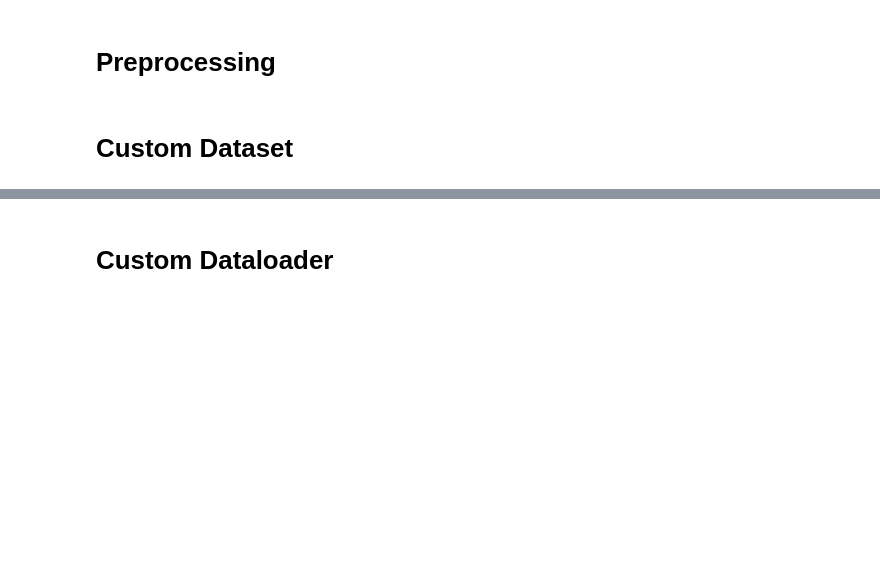
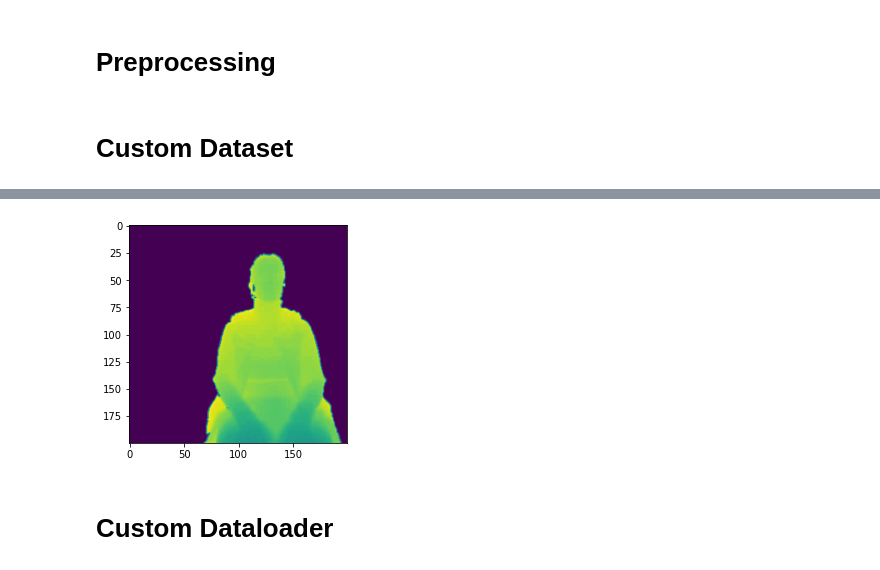
Before and after one commit to LinHuiqing/signo-lingo, a Jupyter notebook: Deep Learning Video Classification.ipynb, the cells around one changed output, grey strips where cells are left out. Cells and saved outputs as stored; diff of their text form; code cells hidden in the pictures; blank space fills up the shorter version.

```diff
--- a/Deep Learning Video Classification.ipynb
+++ b/Deep Learning Video Classification.ipynb
@@ -225,3 +257,9 @@ Clipping input data to the valid range for imshow with RGB data ([0..1] for floa
+# %%
+img_np_arr = ld_val[0][0][0][1].numpy()
+plt.imshow(img_np_arr)
+plt.show()
+# %% [output]
+[figure, added]
 # %% [markdown]
 # Custom Dataloader
 # %%
```
Also changed, not shown: parts of 13 cells of this notebook, 1 other file.
